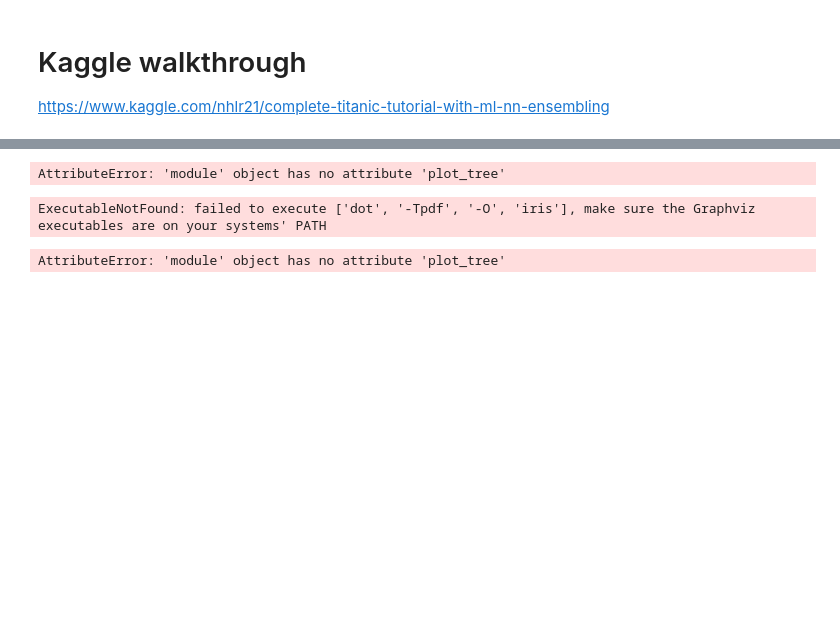
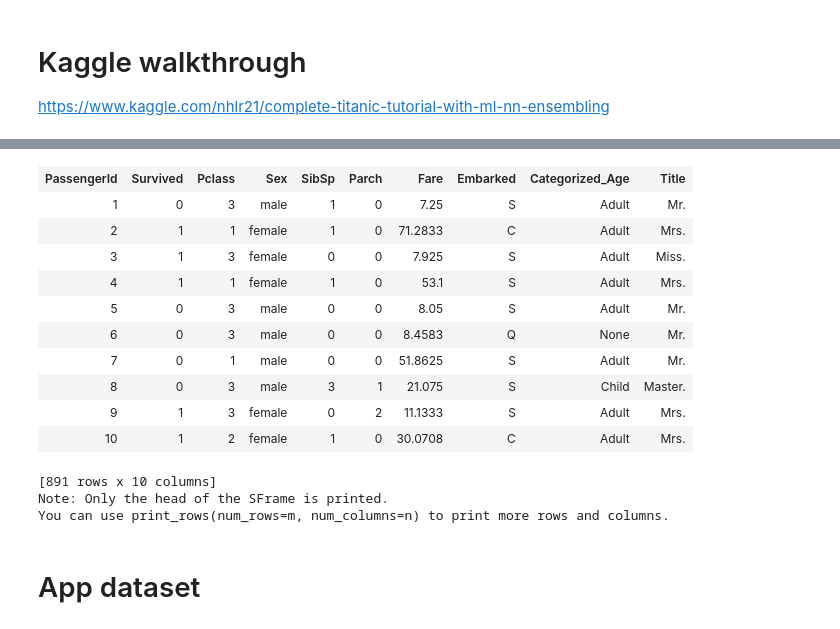
Before and after one commit to luisguiserrano/manning, a Jupyter notebook: Chapter 5 - Decision Trees/Decision Trees.ipynb, the cells around one changed output, grey strips where cells are left out. Drawn from its saved outputs; the diff is of its cells as text; code cells hidden in the pictures; blank space fills up the shorter version.

```diff
--- a/Chapter 5 - Decision Trees/Decision Trees.ipynb
+++ b/Chapter 5 - Decision Trees/Decision Trees.ipynb
@@ -385,11 +354,0 @@ clf = clf.fit(iris.data, iris.target)
-# %%
-tree.plot_tree(clf.fit(iris.data, iris.target))
-# %% [output]
-AttributeError: 'module' object has no attribute 'plot_tree'
-# %%
-import graphviz
-dot_data = tree.export_graphviz(clf, out_file=None)
-graph = graphviz.Source(dot_data)
-graph.render("iris")
-# %% [output]
-ExecutableNotFound: failed to execute ['dot', '-Tpdf', '-O', 'iris'], make sure the Graphviz executables are on your systems' PATH
@@ -401,4 +355,20 @@ import graphviz
-# %%
-tree.plot_tree
-# %% [output]
-AttributeError: 'module' object has no attribute 'plot_tree'
+# %%
+processed_data = titanic_data.remove_columns(['Name', 'Ticket', 'Cabin', 'Age'])
+processed_data
+# %% [output]
+| PassengerId | Survived | Pclass | Sex | SibSp | Parch | Fare | Embarked | Categorized_Age | Title |
+| 1 | 0 | 3 | male | 1 | 0 | 7.25 | S | Adult | Mr. |
+| 2 | 1 | 1 | female | 1 | 0 | 71.2833 | C | Adult | Mrs. |
+| 3 | 1 | 3 | female | 0 | 0 | 7.925 | S | Adult | Miss. |
+| 4 | 1 | 1 | female | 1 | 0 | 53.1 | S | Adult | Mrs. |
+| 5 | 0 | 3 | male | 0 | 0 | 8.05 | S | Adult | Mr. |
+| 6 | 0 | 3 | male | 0 | 0 | 8.4583 | Q | None | Mr. |
+| 7 | 0 | 1 | male | 0 | 0 | 51.8625 | S | Adult | Mr. |
+| 8 | 0 | 3 | male | 3 | 1 | 21.075 | S | Child | Master. |
+| 9 | 1 | 3 | female | 0 | 2 | 11.1333 | S | Adult | Mrs. |
+| 10 | 1 | 2 | female | 1 | 0 | 30.0708 | C | Adult | Mrs. |
+[891 rows x 10 columns]
+Note: Only the head of the SFrame is printed.
+You can use print_rows(num_rows=m, num_columns=n) to print more rows and columns.
+# %% [markdown]
+# App dataset
```
Also changed, not shown: parts of 58 cells of this notebook, 6 other files.
